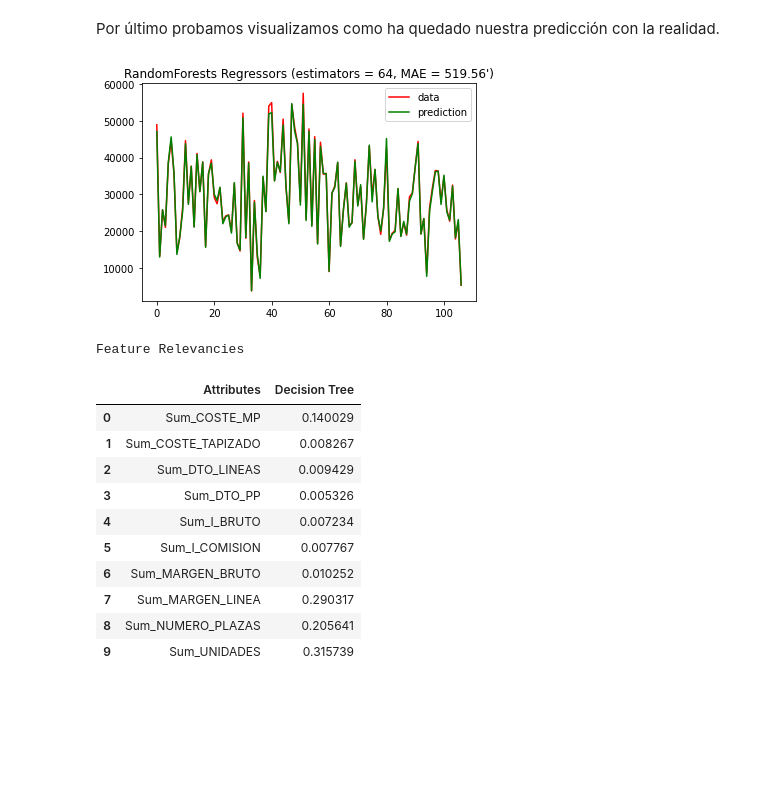
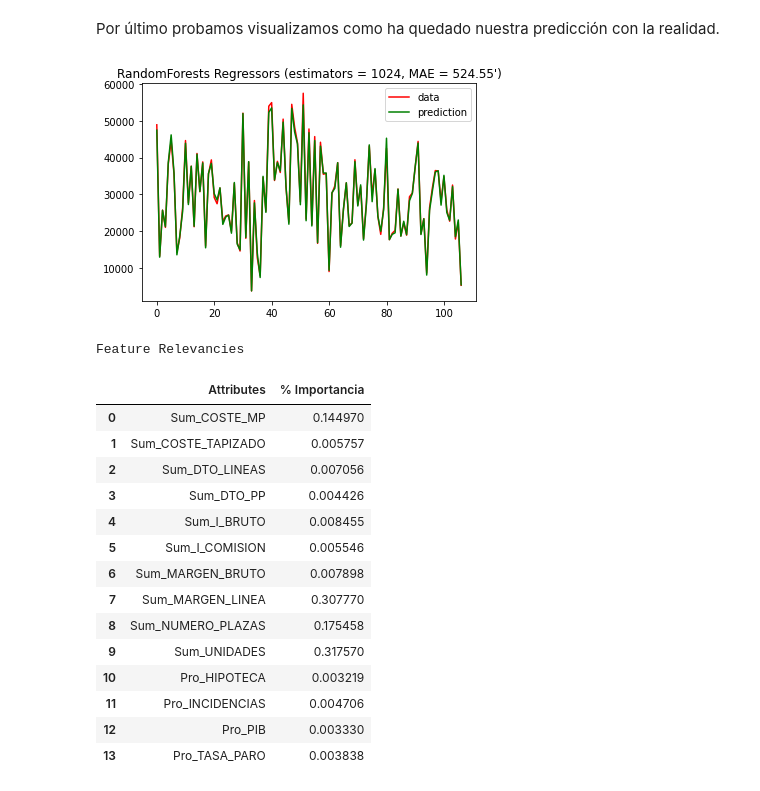
Before and after one commit to pacogp/TFM, a Jupyter notebook: importancia_importe_comisiones.ipynb, the cells around one changed output. Saved outputs shown, nothing was run; the diff lists cells and outputs as text; code cells hidden in the pictures; blank space fills up the shorter version.

```diff
--- a/importancia_importe_comisiones.ipynb
+++ b/importancia_importe_comisiones.ipynb
@@ -43,7 +43,7 @@ def display_side_by_side(*args):
 # 0.1 features and labels
 df = comisiones[['Sum_COSTE_MP', 'Sum_COSTE_TAPIZADO', 'Sum_DTO_LINEAS', 'Sum_DTO_PP',
                  'Sum_I_BRUTO', 'Sum_I_COMISION', 'Sum_IMPORTE_LINEA', 'Sum_MARGEN_BRUTO',
-                 'Sum_MARGEN_LINEA', 'Sum_NUMERO_PLAZAS', 'Sum_UNIDADES']]
+                 'Sum_MARGEN_LINEA', 'Sum_NUMERO_PLAZAS', 'Sum_UNIDADES', 'Pro_HIPOTECA', 'Pro_INCIDENCIAS', 'Pro_PIB', 'Pro_TASA_PARO']]
 
 train = df.loc['2019-01-07':'2020-06-30']
 test  = df.loc['2020-07-01':]
@@ -90,7 +90,7 @@ import matplotlib.pyplot as plt
 from sklearn.metrics import mean_absolute_error
 import numpy as np
 
-l_estimators = [2, 4, 8, 16, 32, 64]#, 128, 256, 512, 1024]
+l_estimators = [2, 4, 8, 16, 32, 64, 128, 256, 512, 1024]
 
 total_scores = []
 for estimators in l_estimators:
@@ -182,24 +182,28 @@ plt.title("RandomForests Regressors (estimators = %i, MAE = %6.2f')" % (best_est
 
 plt.show()
 # %% [output]
-[figure, old version]
+[figure, new version]
 # %%
 # FEATURE RELEVANCIES
 print ('Feature Relevancies')
-pd.DataFrame({'Attributes': ('Sum_COSTE_MP', 'Sum_COSTE_TAPIZADO', 'Sum_DTO_LINEAS', 'Sum_DTO_PP',
-                 'Sum_I_BRUTO', 'Sum_I_COMISION', 'Sum_MARGEN_BRUTO',
-                 'Sum_MARGEN_LINEA', 'Sum_NUMERO_PLAZAS', 'Sum_UNIDADES') ,
-              'Decision Tree': regressor.feature_importances_})
+pd.DataFrame({'Attributes': ( 'Sum_COSTE_MP', 'Sum_COSTE_TAPIZADO', 'Sum_DTO_LINEAS', 'Sum_DTO_PP',
+                              'Sum_I_BRUTO', 'Sum_I_COMISION', 'Sum_MARGEN_BRUTO', 'Sum_MARGEN_LINEA',
+                              'Sum_NUMERO_PLAZAS', 'Sum_UNIDADES', 'Pro_HIPOTECA', 'Pro_INCIDENCIAS', 'Pro_PIB', 'Pro_TASA_PARO') ,
+              '% Importancia': regressor.feature_importances_})
 # %% [output]
 Feature Relevancies
-|  | Attributes | Decision Tree |
-| 0 | Sum_COSTE_MP | 0.140029 |
-| 1 | Sum_COSTE_TAPIZADO | 0.008267 |
-| 2 | Sum_DTO_LINEAS | 0.009429 |
-| 3 | Sum_DTO_PP | 0.005326 |
-| 4 | Sum_I_BRUTO | 0.007234 |
-| 5 | Sum_I_COMISION | 0.007767 |
-| 6 | Sum_MARGEN_BRUTO | 0.010252 |
-| 7 | Sum_MARGEN_LINEA | 0.290317 |
-| 8 | Sum_NUMERO_PLAZAS | 0.205641 |
-| 9 | Sum_UNIDADES | 0.315739 |
+|  | Attributes | % Importancia |
+| 0 | Sum_COSTE_MP | 0.144970 |
+| 1 | Sum_COSTE_TAPIZADO | 0.005757 |
+| 2 | Sum_DTO_LINEAS | 0.007056 |
+| 3 | Sum_DTO_PP | 0.004426 |
+| 4 | Sum_I_BRUTO | 0.008455 |
+| 5 | Sum_I_COMISION | 0.005546 |
+| 6 | Sum_MARGEN_BRUTO | 0.007898 |
+| 7 | Sum_MARGEN_LINEA | 0.307770 |
+| 8 | Sum_NUMERO_PLAZAS | 0.175458 |
+| 9 | Sum_UNIDADES | 0.317570 |
+| 10 | Pro_HIPOTECA | 0.003219 |
+| 11 | Pro_INCIDENCIAS | 0.004706 |
+| 12 | Pro_PIB | 0.003330 |
+| 13 | Pro_TASA_PARO | 0.003838 |
```
Also changed, not shown: parts of 5 cells of this notebook.
